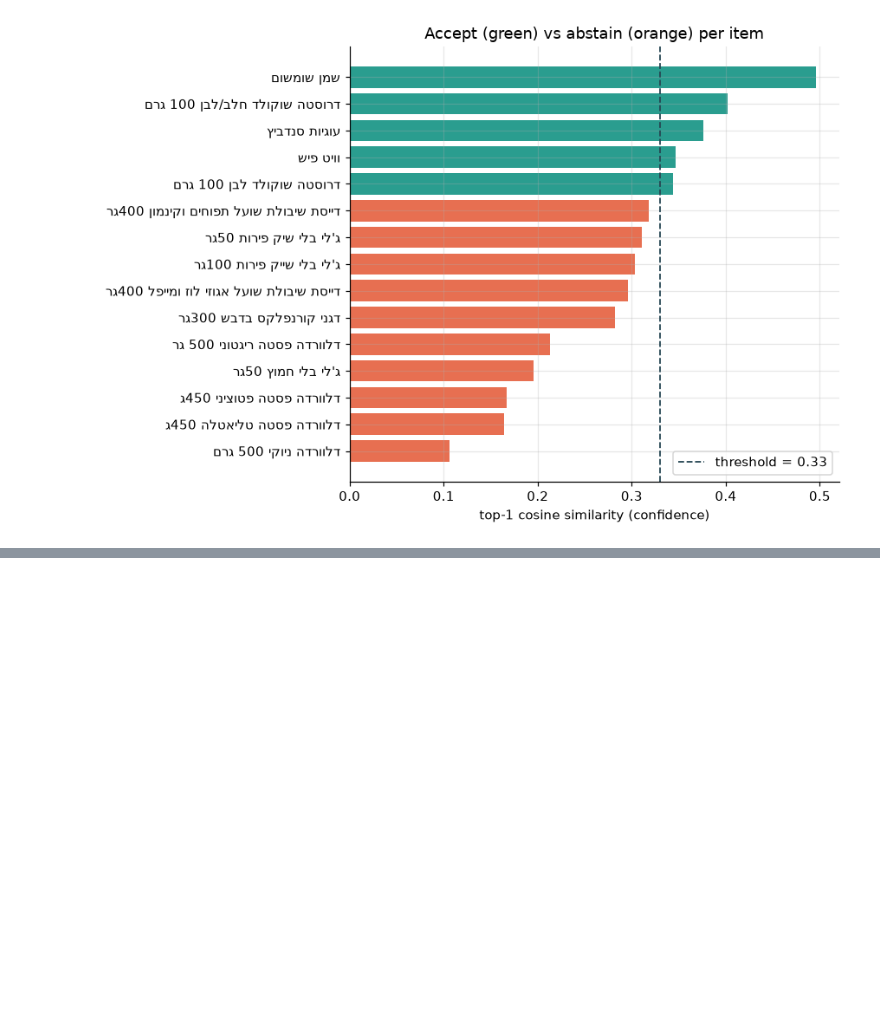
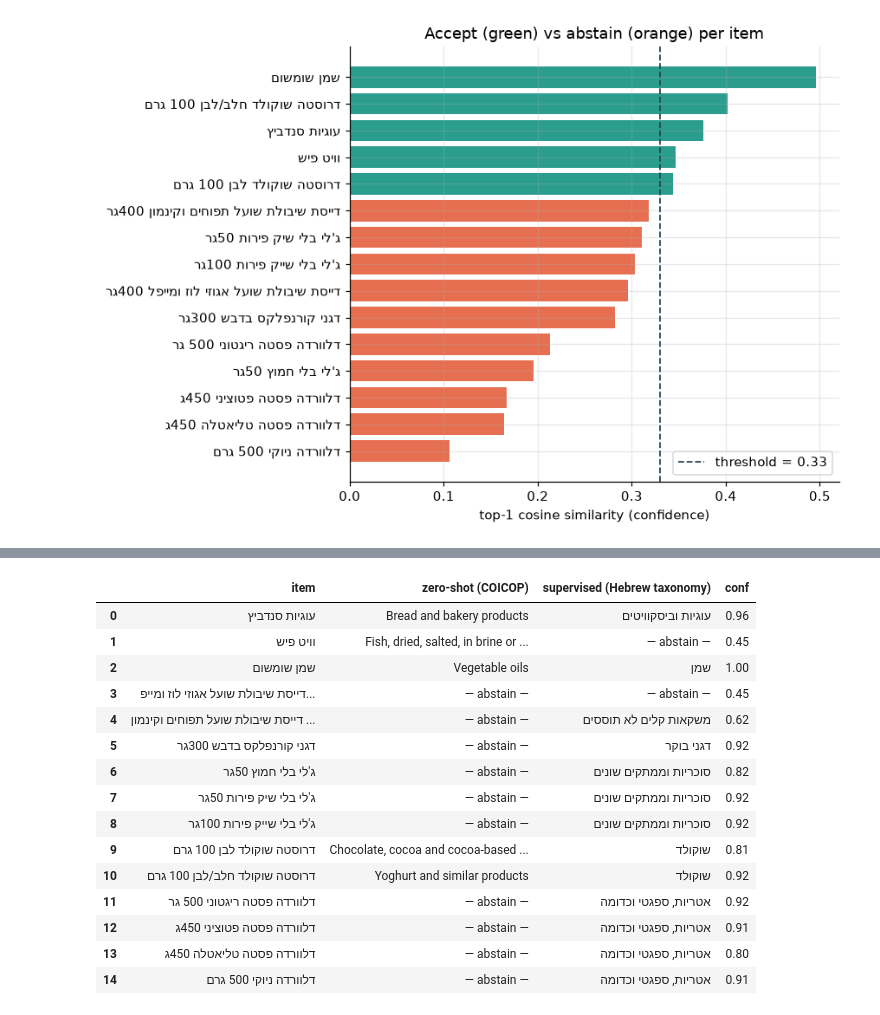
Before and after one commit to AmirShib/Hybrid-retrieval-fusion-text-classifier, a Jupyter notebook: examples/coicop_hebrew/coicop_hebrew_classification.ipynb, the cells around one changed output, grey strips where cells are left out. Cells and saved outputs as stored; diff of their text form; code cells hidden in the pictures; blank space fills up the shorter version.

```diff
--- a/examples/coicop_hebrew/coicop_hebrew_classification.ipynb
+++ b/examples/coicop_hebrew/coicop_hebrew_classification.ipynb
@@ -359,0 +489,31 @@ calibration, and a threshold **tuned for a target accuracy** — with
+# %%
+supervised = pipe_he.predict(names)
+compare = pd.DataFrame({
+    "item": names,
+    "zero-shot (COICOP)": [
+        (r.title if r.score >= THRESHOLD else "— abstain —")
+        for r in results.itertuples()
+    ],
+    "supervised (Hebrew taxonomy)": [
+        (p.predicted_key if not p.abstained else "— abstain —") for p in supervised
+    ],
+    "conf": [round(p.confidence, 2) for p in supervised],
+})
+display(compare)
+# %% [output]
+|  | item | zero-shot (COICOP) | supervised (Hebrew taxonomy) | conf |
+| 0 | עוגיות סנדביץ | Bread and bakery products | עוגיות וביסקוויטים | 0.96 |
+| 1 | וויט פיש | Fish, dried, salted, in brine or ... | — abstain — | 0.45 |
+| 2 | שמן שומשום | Vegetable oils | שמן | 1.00 |
+| 3 | דייסת שיבולת שועל אגוזי לוז ומייפ... | — abstain — | — abstain — | 0.45 |
+| 4 | דייסת שיבולת שועל תפוחים וקינמון ... | — abstain — | משקאות קלים לא תוססים | 0.62 |
+| 5 | דגני קורנפלקס בדבש 300גר | — abstain — | דגני בוקר | 0.92 |
+| 6 | ג'לי בלי חמוץ 50גר | — abstain — | סוכריות וממתקים שונים | 0.82 |
+| 7 | ג'לי בלי שיק פירות 50גר | — abstain — | סוכריות וממתקים שונים | 0.92 |
+| 8 | ג'לי בלי שייק פירות 100גר | — abstain — | סוכריות וממתקים שונים | 0.92 |
+| 9 | דרוסטה שוקולד לבן 100 גרם | Chocolate, cocoa and cocoa-based ... | שוקולד | 0.81 |
+| 10 | דרוסטה שוקולד חלב/לבן 100 גרם | Yoghurt and similar products | שוקולד | 0.92 |
+| 11 | דלוורדה פסטה ריגטוני 500 גר | — abstain — | אטריות, ספגטי וכדומה | 0.92 |
+| 12 | דלוורדה פסטה פטוציני 450ג | — abstain — | אטריות, ספגטי וכדומה | 0.91 |
+| 13 | דלוורדה פסטה טליאטלה 450ג | — abstain — | אטריות, ספגטי וכדומה | 0.80 |
+| 14 | דלוורדה ניוקי 500 גרם | — abstain — | אטריות, ספגטי וכדומה | 0.91 |
```
Also changed, not shown: parts of 11 cells of this notebook, 1 other file.
